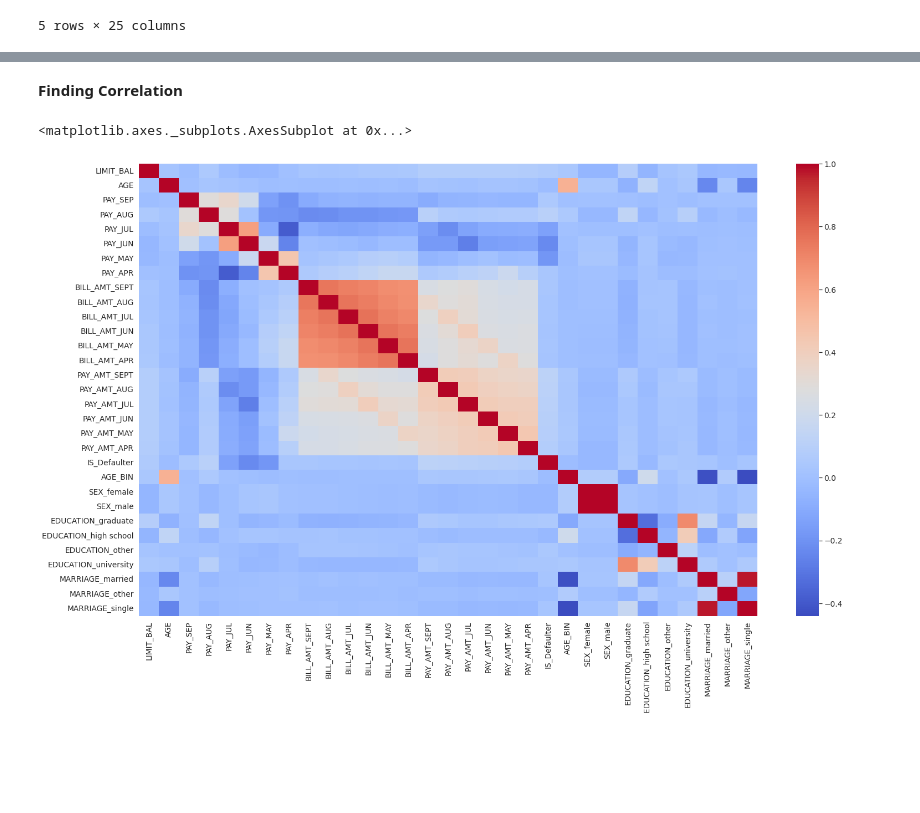
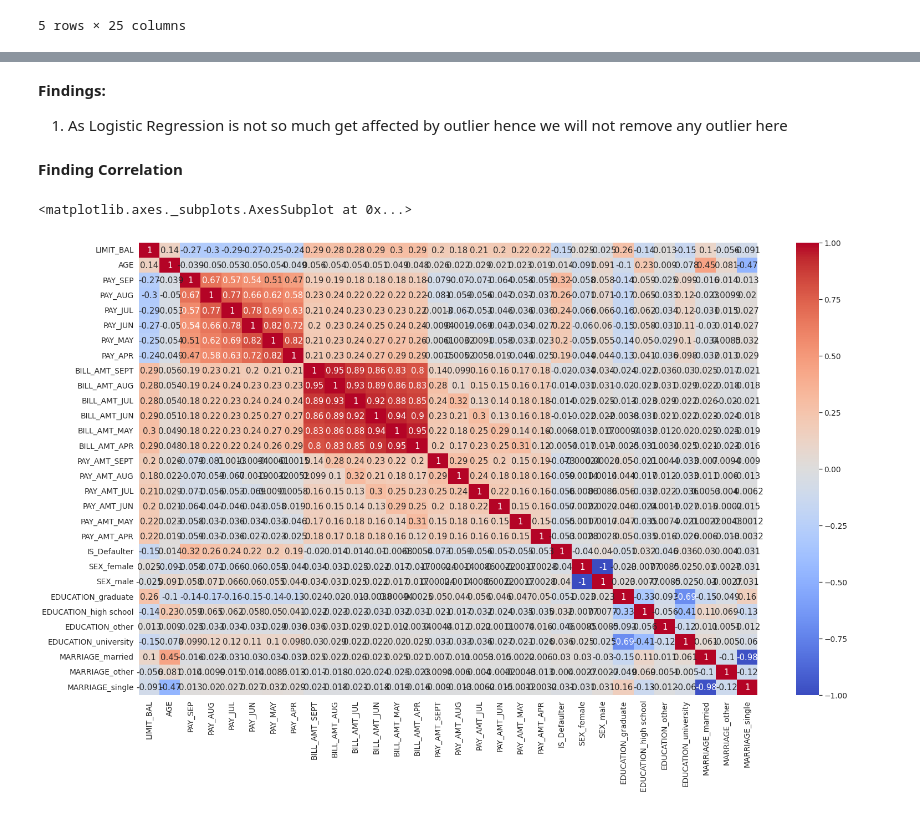
Before and after one commit to sudeep-009/Classification-Capstone-Project--Card-Default-Prediction, a Jupyter notebook: Copy_of_Credit_Card_Default_Prediction_Capstone_Project.ipynb, the cells around one changed output, grey strips where cells are left out. Cells and saved outputs as stored; diff of their text form; code cells hidden in the pictures; blank space fills up the shorter version.

```diff
--- a/Copy_of_Credit_Card_Default_Prediction_Capstone_Project.ipynb
+++ b/Copy_of_Credit_Card_Default_Prediction_Capstone_Project.ipynb
@@ -387,3 +409,6 @@ card_df.head()
+# %% [markdown]
+**Findings:**
+1. As Logistic Regression is not so much get affected by outlier hence we will not remove any outlier here
 # %%
 final_df = card_df.copy()
 final_df = pd.get_dummies(final_df, columns=['SEX','EDUCATION','MARRIAGE'])
@@ -392,7 +417,7 @@ final_df = pd.get_dummies(final_df, columns=['SEX','EDUCATION','MARRIAGE'])
 # %%
 #finding correlation between max capacity and car type
 plt.figure(figsize=(25,15))
-sns.heatmap(final_df.apply(lambda x : pd.factorize(x)[0]).corr(method='pearson', min_periods=1),cmap='coolwarm')
+sns.heatmap(final_df.corr(method='pearson', min_periods=1),cmap='coolwarm',annot=True)
 # %% [output]
 <matplotlib.axes._subplots.AxesSubplot at 0x...>
-[figure, old version]
+[figure, new version]
```
Also changed, not shown: parts of 40 cells of this notebook.
